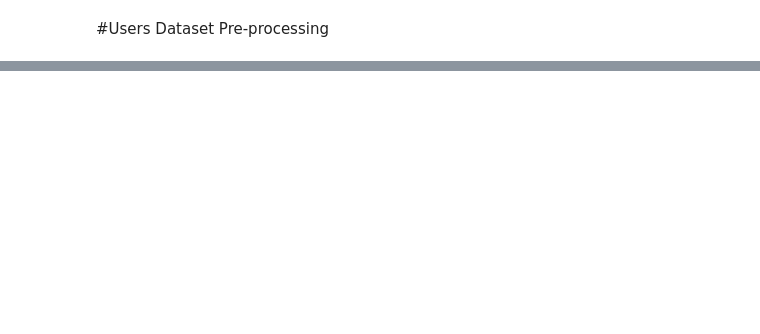
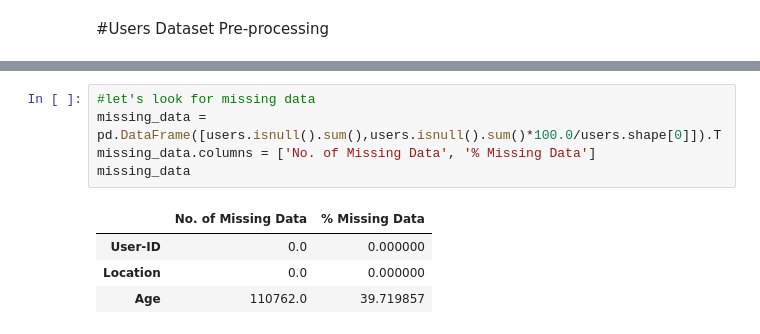
Before and after one commit to Dshivank/Book-Recommendation-System, a Jupyter notebook: Book_Recommendation_System.ipynb, the cells around one changed output, grey strips where cells are left out. Drawn from its saved outputs; the diff is of its cells as text; blank space fills up the shorter version.

```diff
--- a/Book_Recommendation_System.ipynb
+++ b/Book_Recommendation_System.ipynb
@@ -207,0 +228,10 @@ books.head()
+# %%
+#let's look for missing data
+missing_data = pd.DataFrame([users.isnull().sum(),users.isnull().sum()*100.0/users.shape[0]]).T
+missing_data.columns = ['No. of Missing Data', '% Missing Data']
+missing_data
+# %% [output]
+|  | No. of Missing Data | % Missing Data |
+| User-ID | 0.0 | 0.000000 |
+| Location | 0.0 | 0.000000 |
+| Age | 110762.0 | 39.719857 |
```
Also changed, not shown: parts of 10 cells of this notebook.
